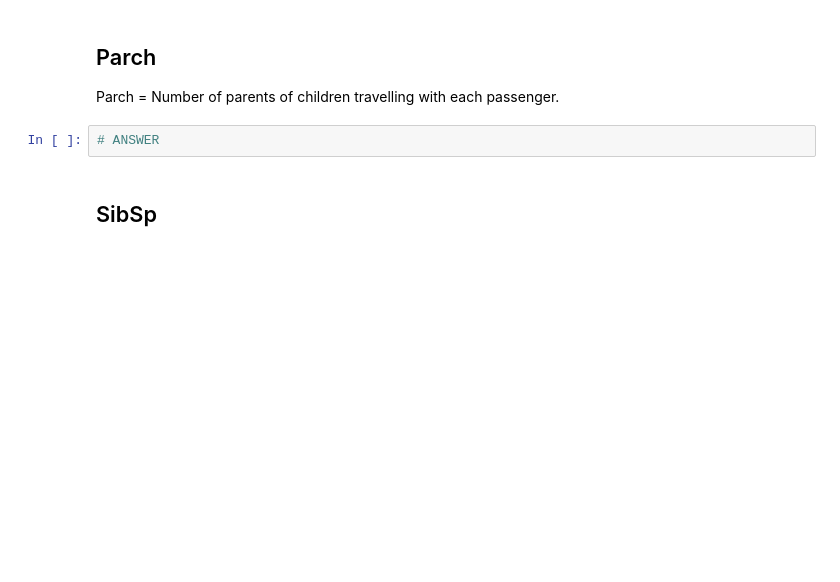
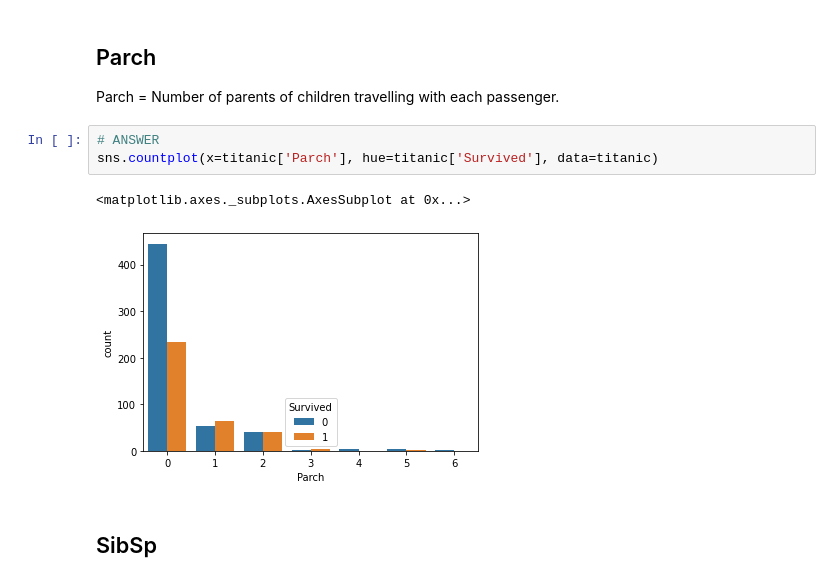
Before and after one commit to FaizalRahman117/IOD, a Jupyter notebook: mod 3/FR - IOD_Lab 3.2.1.ipynb, the cells around one changed output. Cells and saved outputs as stored; diff of their text form; blank space fills up the shorter version.

```diff
--- a/mod 3/FR - IOD_Lab 3.2.1.ipynb
+++ b/mod 3/FR - IOD_Lab 3.2.1.ipynb
@@ -465,8 +485,12 @@ Use barchart to find relationship between survived and sex.  Note your findings.
 ## Parch
 
 Parch = Number of parents of children travelling with each passenger.
-# %%
-# ANSWER
+# %%
+# ANSWER
+sns.countplot(x=titanic['Parch'], hue=titanic['Survived'], data=titanic)
+# %% [output]
+<matplotlib.axes._subplots.AxesSubplot at 0x...>
+[figure, added]
 # %% [markdown]
 ## SibSp
 # %% [markdown]
```
Also changed, not shown: parts of 5 cells of this notebook.
